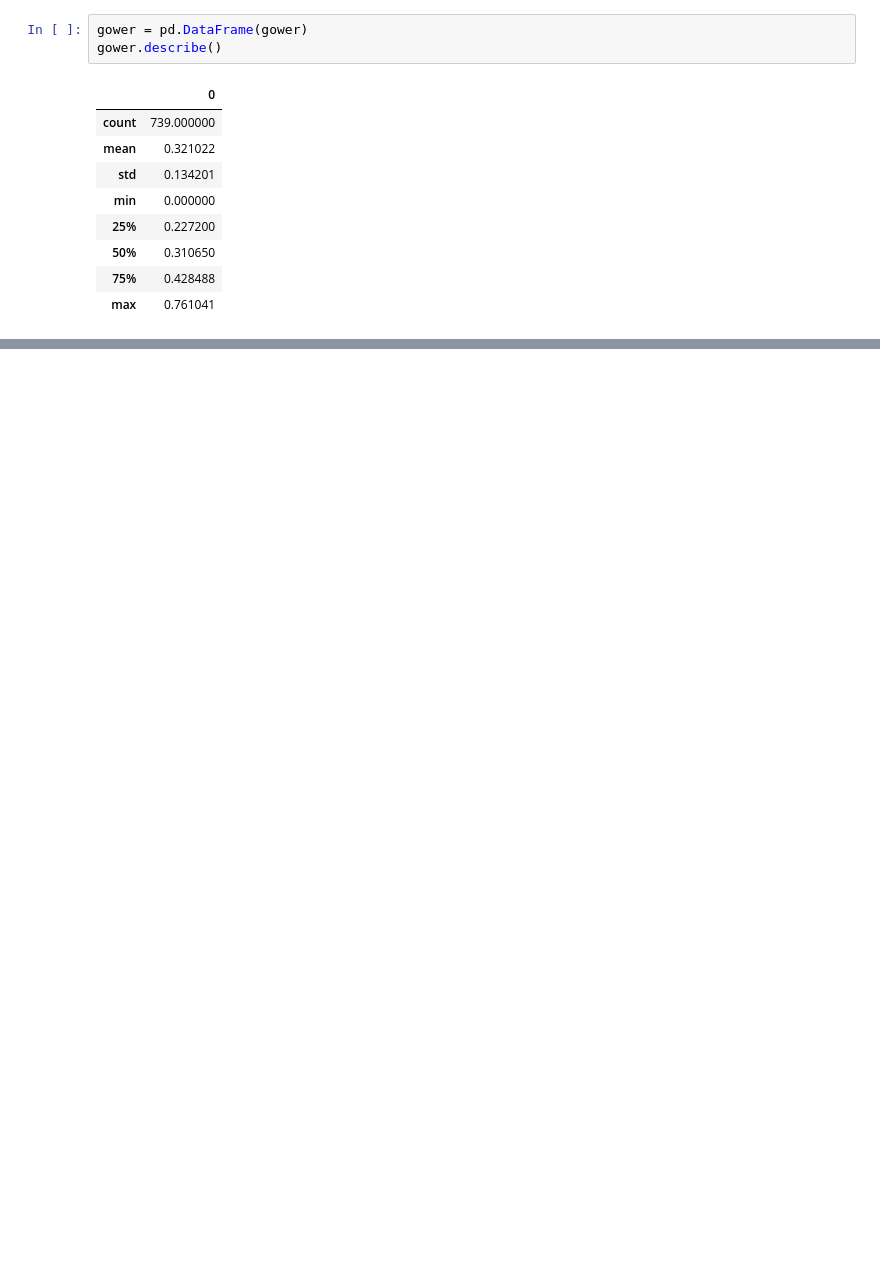
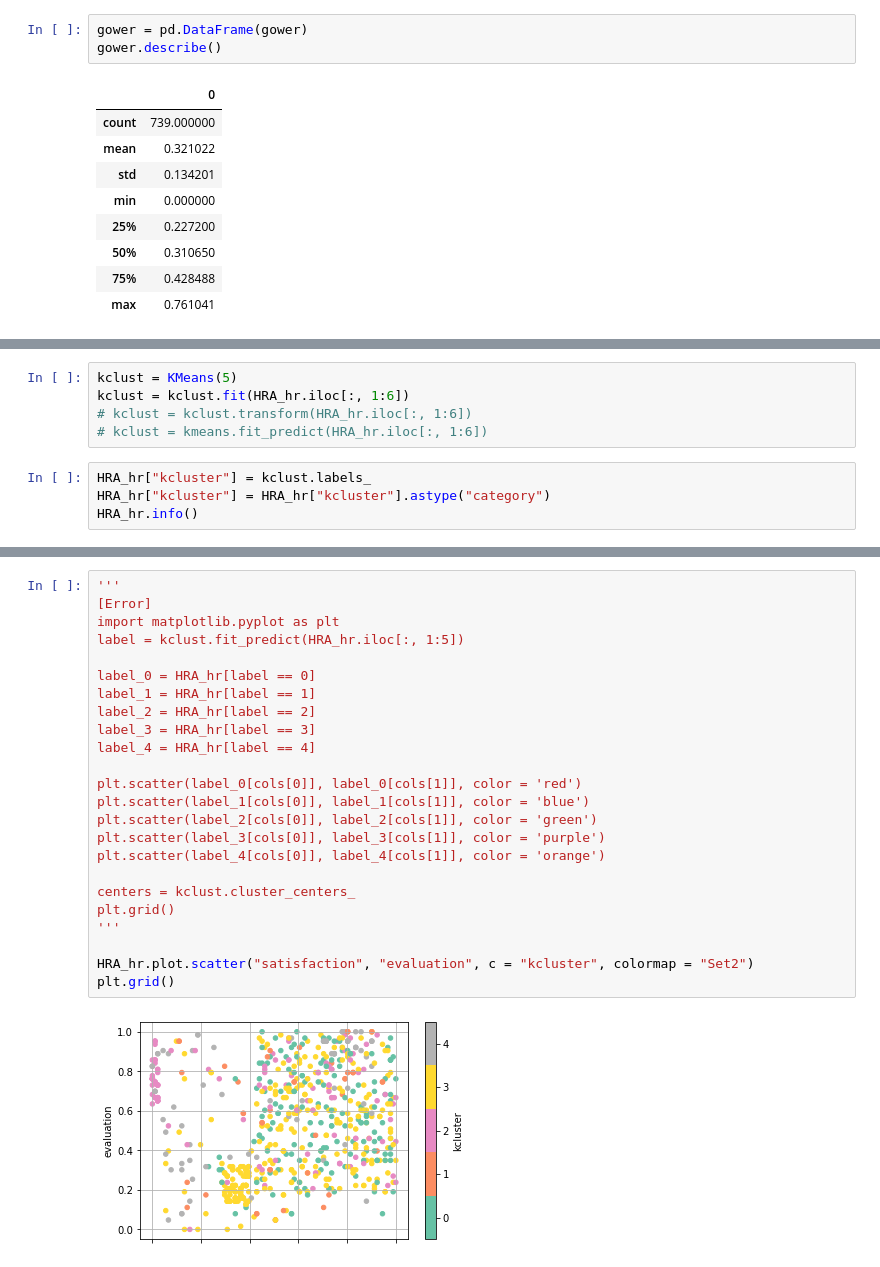
Before and after one commit to ksydata/Algorithm_DataStructure, a Jupyter notebook: data_analysis_ML.ipynb, the cells around one changed output, grey strips where cells are left out. Cells and saved outputs as stored; diff of their text form; blank space fills up the shorter version.

```diff
--- a/data_analysis_ML.ipynb
+++ b/data_analysis_ML.ipynb
@@ -225,0 +381,9 @@ plt.show()
+# %%
+kclust = KMeans(5)
+kclust = kclust.fit(HRA_hr.iloc[:, 1:6])
+# kclust = kclust.transform(HRA_hr.iloc[:, 1:6])
+# kclust = kmeans.fit_predict(HRA_hr.iloc[:, 1:6])
+# %%
+HRA_hr["kcluster"] = kclust.labels_
+HRA_hr["kcluster"] = HRA_hr["kcluster"].astype("category")
+HRA_hr.info()
@@ -225,0 +422,26 @@ plt.show()
+# %%
+'''
+[Error]
+import matplotlib.pyplot as plt
+label = kclust.fit_predict(HRA_hr.iloc[:, 1:5])
+
+label_0 = HRA_hr[label == 0]
+label_1 = HRA_hr[label == 1]
+label_2 = HRA_hr[label == 2]
+label_3 = HRA_hr[label == 3]
+label_4 = HRA_hr[label == 4]
+
+plt.scatter(label_0[cols[0]], label_0[cols[1]], color = 'red')
+plt.scatter(label_1[cols[0]], label_1[cols[1]], color = 'blue')
+plt.scatter(label_2[cols[0]], label_2[cols[1]], color = 'green')
+plt.scatter(label_3[cols[0]], label_3[cols[1]], color = 'purple')
+plt.scatter(label_4[cols[0]], label_4[cols[1]], color = 'orange')
+
+centers = kclust.cluster_centers_
+plt.grid()
+'''
+
+HRA_hr.plot.scatter("satisfaction", "evaluation", c = "kcluster", colormap = "Set2")
+plt.grid()
+# %% [output]
+[figure, added]
```
Also changed, not shown: parts of 18 cells of this notebook.
